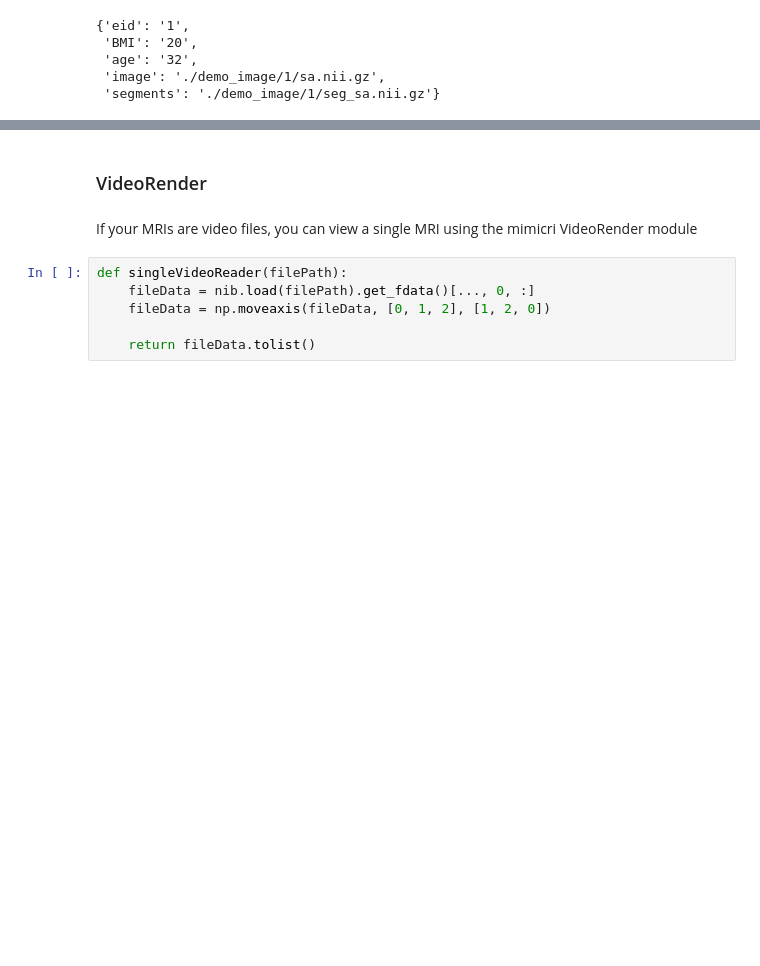
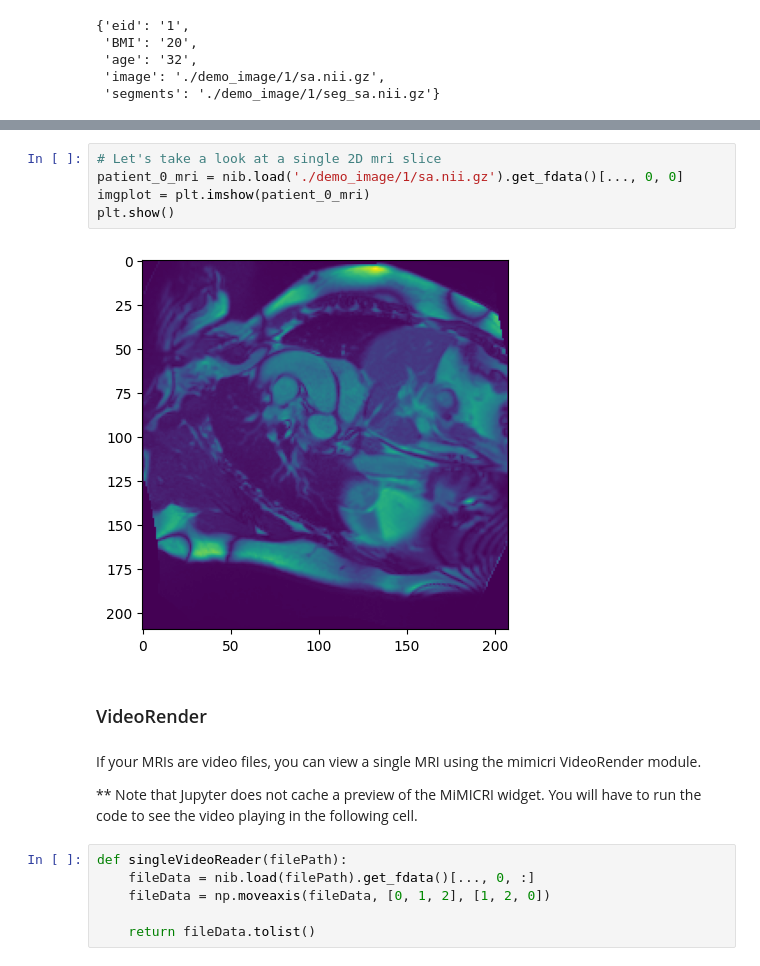
Before and after one commit to IBM/mimicri, a Jupyter notebook: notebooks/mimicri_demo.ipynb, the cells around one changed output, grey strips where cells are left out. Cells and saved outputs as stored; diff of their text form; blank space fills up the shorter version.

Commit message:
update readme, update notebook demo

```diff
--- a/notebooks/mimicri_demo.ipynb
+++ b/notebooks/mimicri_demo.ipynb
@@ -54,7 +60,16 @@ data[0]
+# %%
+# Let's take a look at a single 2D mri slice
+patient_0_mri = nib.load('./demo_image/1/sa.nii.gz').get_fdata()[..., 0, 0]
+imgplot = plt.imshow(patient_0_mri)
+plt.show()
+# %% [output]
+[figure, added]
 # %% [markdown]
 ### VideoRender
 # %% [markdown]
-If your MRIs are video files, you can view a single MRI using the mimicri VideoRender module
+If your MRIs are video files, you can view a single MRI using the mimicri VideoRender module.
+
+** Note that Jupyter does not cache a preview of the MiMICRI widget. You will have to run the code to see the video playing in the following cell.
 # %%
 def singleVideoReader(filePath):
     fileData = nib.load(filePath).get_fdata()[..., 0, :]
```
Also changed, not shown: parts of 17 cells of this notebook, 8 other files.
